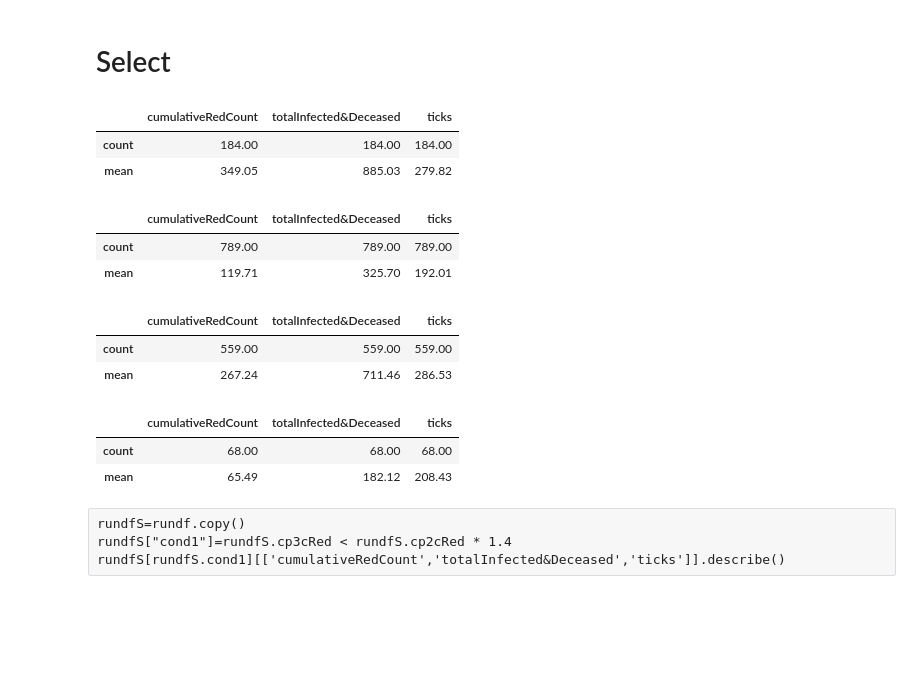
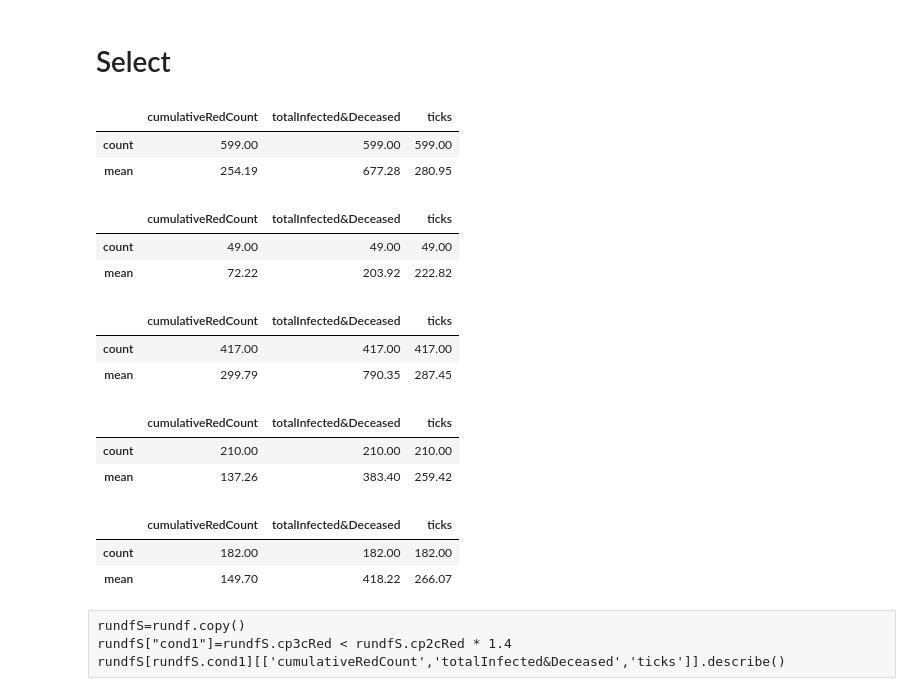
Before and after one commit to terna/readSIsaR_BatchResults, a Jupyter notebook: selectResults1kStableSeedsCPoints_basicControl_schoolOpenSeptChangingWorld_plusHMlog.ipynb, the cells around one changed output. Cells and saved outputs as stored; diff of their text form; code cells hidden in the pictures; blank space fills up the shorter version.

```diff
--- a/selectResults1kStableSeedsCPoints_basicControl_schoolOpenSeptChangingWorld_plusHMlog.ipynb
+++ b/selectResults1kStableSeedsCPoints_basicControl_schoolOpenSeptChangingWorld_plusHMlog.ipynb
@@ -111,34 +111,34 @@ The output is included within:
 # %% [markdown]
 # Select
 # %%
-rundf['cp1GT20']=rundf.cp1cRed >  20
-rundf[rundf.cp1GT20][['cumulativeRedCount','totalInfected&Deceased','ticks']]\
+rundf['cp2GT15']=rundf.cp2cRed >  10
+rundf[rundf.cp2GT15][['cumulativeRedCount','totalInfected&Deceased','ticks']]\
 .describe().loc[['count','mean']]
 # %% [output]
 |  | cumulativeRedCount | totalInfected&Deceased | ticks |
-| count | 184.00 | 184.00 | 184.00 |
-| mean | 349.05 | 885.03 | 279.82 |
+| count | 599.00 | 599.00 | 599.00 |
+| mean | 254.19 | 677.28 | 280.95 |
 # %%
-rundf['cp1LE20']=rundf.cp1cRed <= 20
-rundf[rundf.cp1LE20][['cumulativeRedCount','totalInfected&Deceased','ticks']]\
+rundf['cp2LE15']=rundf.cp2cRed <= 15
+rundf[rundf.cp2LE15][['cumulativeRedCount','totalInfected&Deceased','ticks']]\
 .describe().loc[['count','mean']]
 # %% [output]
 |  | cumulativeRedCount | totalInfected&Deceased | ticks |
-| count | 789.00 | 789.00 | 789.00 |
-| mean | 119.71 | 325.70 | 192.01 |
+| count | 49.00 | 49.00 | 49.00 |
+| mean | 72.22 | 203.92 | 222.82 |
 # %%
-rundf['cp2GT20']=rundf.cp2cRed >  20
-rundf[rundf.cp2GT20][['cumulativeRedCount','totalInfected&Deceased','ticks']]\
+rundf['cp2GT60']=rundf.cp2cRed >  60
+rundf[rundf.cp2GT60][['cumulativeRedCount','totalInfected&Deceased','ticks']]\
 .describe().loc[['count','mean']]
 # %% [output]
 |  | cumulativeRedCount | totalInfected&Deceased | ticks |
-| count | 559.00 | 559.00 | 559.00 |
-| mean | 267.24 | 711.46 | 286.53 |
+| count | 417.00 | 417.00 | 417.00 |
+| mean | 299.79 | 790.35 | 287.45 |
 # %%
-rundf['cp2LE20']=rundf.cp2cRed <= 20
-rundf[rundf.cp2LE20][['cumulativeRedCount','totalInfected&Deceased','ticks']]\
+rundf['cp2LE60']=rundf.cp2cRed <= 60
+rundf[rundf.cp2LE60][['cumulativeRedCount','totalInfected&Deceased','ticks']]\
 .describe().loc[['count','mean']]
 # %% [output]
 |  | cumulativeRedCount | totalInfected&Deceased | ticks |
-| count | 68.00 | 68.00 | 68.00 |
-| mean | 65.49 | 182.12 | 208.43 |
+| count | 210.00 | 210.00 | 210.00 |
+| mean | 137.26 | 383.40 | 259.42 |
@@ -151,3 +145,11 @@ rundf['realistic_cp2']=rundf['cp2GT20'] & rundf['cp2LE60']
+# %%
+rundf['realistic_cp2']=rundf['cp2GT15'] & rundf['cp2LE60']
+rundf[rundf.realistic_cp2][['cumulativeRedCount','totalInfected&Deceased','ticks']]\
+.describe().loc[['count','mean']]
+# %% [output]
+|  | cumulativeRedCount | totalInfected&Deceased | ticks |
+| count | 182.00 | 182.00 | 182.00 |
+| mean | 149.70 | 418.22 | 266.07 |
 # %% [raw]
 rundfS=rundf.copy()
 rundfS["cond1"]=rundfS.cp3cRed < rundfS.cp2cRed * 1.4
```
Also changed, not shown: parts of 5 cells of this notebook.
